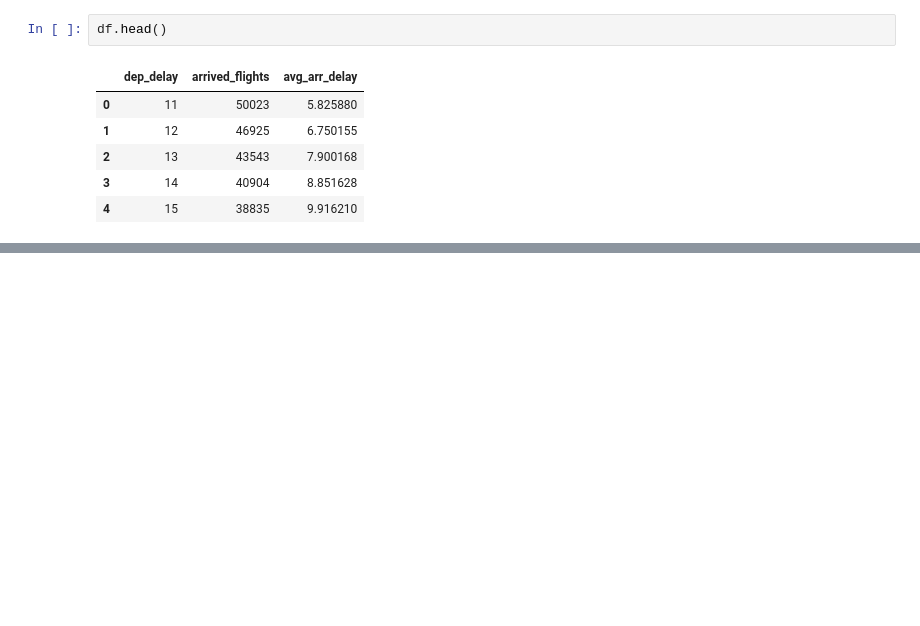
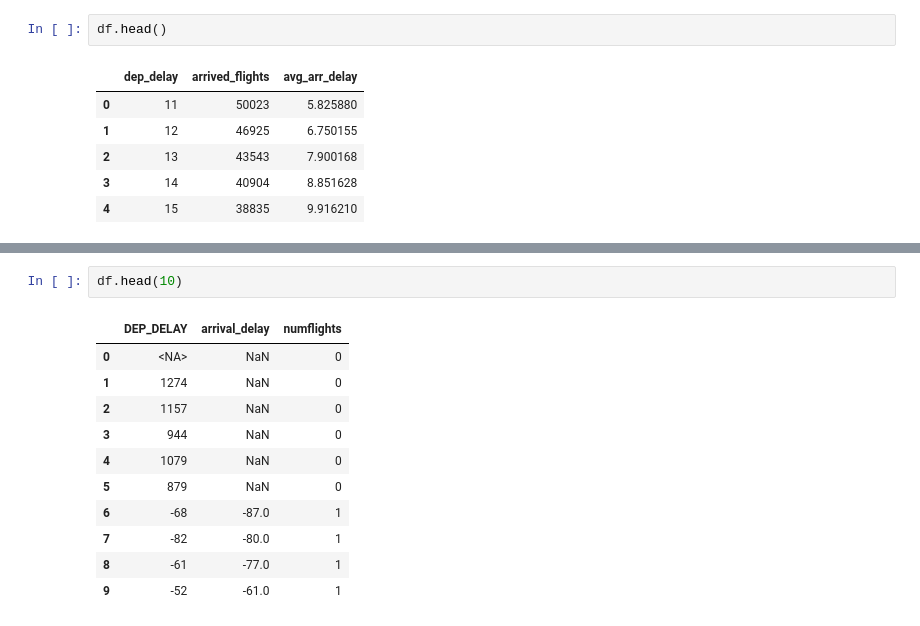
Before and after one commit to yuwtennis/ds-flights-eda, a Jupyter notebook: flights.ipynb, the cells around one changed output, grey strips where cells are left out. Cells and saved outputs as stored; diff of their text form; blank space fills up the shorter version.

```diff
--- a/flights.ipynb
+++ b/flights.ipynb
@@ -169,0 +183,14 @@ df.head()
+# %%
+df.head(10)
+# %% [output]
+|  | DEP_DELAY | arrival_delay | numflights |
+| 0 | <NA> | NaN | 0 |
+| 1 | 1274 | NaN | 0 |
+| 2 | 1157 | NaN | 0 |
+| 3 | 944 | NaN | 0 |
+| 4 | 1079 | NaN | 0 |
+| 5 | 879 | NaN | 0 |
+| 6 | -68 | -87.0 | 1 |
+| 7 | -82 | -80.0 | 1 |
+| 8 | -61 | -77.0 | 1 |
+| 9 | -52 | -61.0 | 1 |
```
Also changed, not shown: parts of 6 cells of this notebook.
